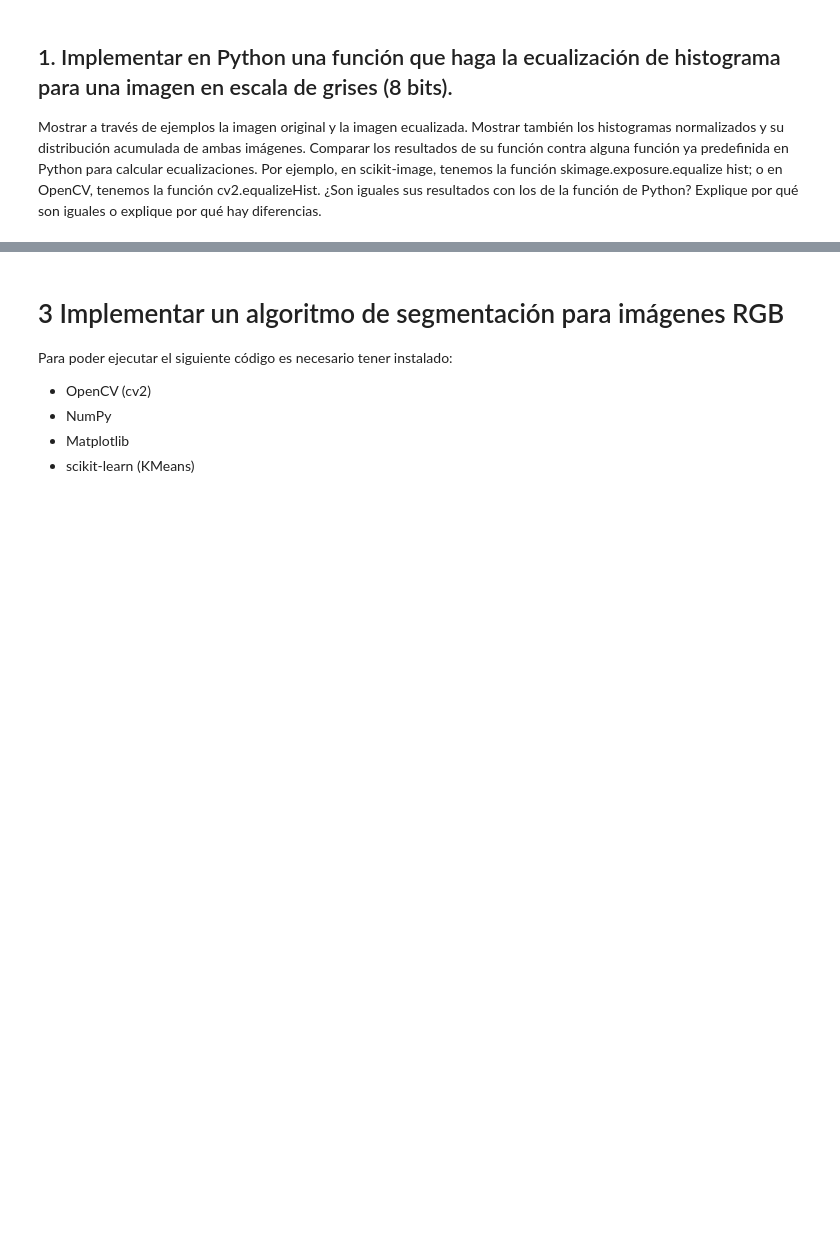
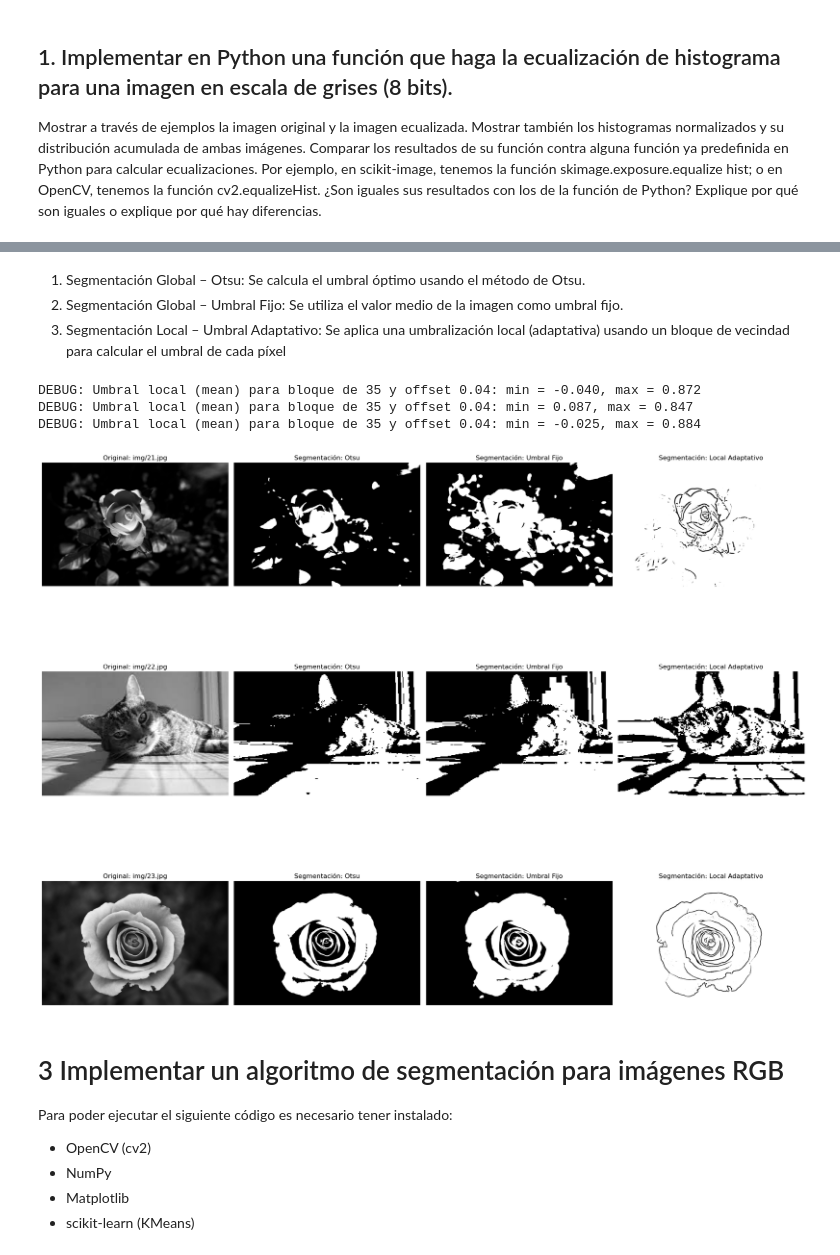
Before and after one commit to Diego2250/CV-LAB1, a Jupyter notebook: lab1.ipynb, the cells around one changed output, grey strips where cells are left out. Cells and saved outputs as stored; diff of their text form; code cells hidden in the pictures; blank space fills up the shorter version.

```diff
--- a/lab1.ipynb
+++ b/lab1.ipynb
@@ -86,0 +131,4 @@ cdf = hist.cumsum()
+# %% [markdown]
+1. Segmentación Global – Otsu: Se calcula el umbral óptimo usando el método de Otsu.
+2. Segmentación Global – Umbral Fijo: Se utiliza el valor medio de la imagen como umbral fijo.
+3. Segmentación Local – Umbral Adaptativo: Se aplica una umbralización local (adaptativa) usando un bloque de vecindad para calcular el umbral de cada píxel
@@ -86,0 +141,6 @@ cdf = hist.cumsum()
+# %%
+def segmentacion_umbral_fijo(image):
+    """Segmentación binaria usando un umbral fijo (valor medio de la imagen)."""
+    thresh = image.mean()
+    binary = image > thresh
+    return binary
@@ -87,3 +167,57 @@ cdf = hist.cumsum()
+# %%
+# Cargar imágenes de ejemplo
+rutas_imagenes = [
+    "img/21.jpg",
+    "img/22.jpg",
+    "img/23.jpg",
+]
+# %%
+# Cargar cada imagen y almacenarlas en una lista junto con un identificador (en este caso, la ruta)
+imagenes = []
+for ruta in rutas_imagenes:
+    # Leer la imagen en escala de grises
+    img = io.imread(ruta, as_gray=True)
+    imagenes.append((ruta, img))
+# %%
+num_imagenes = len(imagenes)
+fig, axes = plt.subplots(nrows=num_imagenes, ncols=4, figsize=(20, 6 * num_imagenes))
+
+for idx, (nombre, img) in enumerate(imagenes):
+    # Convertir la imagen a float (útil para los cálculos)
+    img_float = img_as_float(img)
+
+    # Aplicar los algoritmos de segmentación
+    binary_otsu  = segmentacion_otsu(img_float)
+    binary_fixed = segmentacion_umbral_fijo(img_float)
+    # Puedes experimentar con diferentes métodos y offsets:
+    binary_local = segmentacion_local(img_float, block_size=35, offset=0.04, method='mean')
+
+    # Mostrar la imagen original y las segmentaciones en la misma fila
+    ax = axes[idx]
+
+    ax[0].imshow(img, cmap='gray')
+    ax[0].set_title(f"Original: {nombre}")
+    ax[0].axis("off")
+
+    ax[1].imshow(binary_otsu, cmap='gray')
+    ax[1].set_title("Segmentación: Otsu")
+    ax[1].axis("off")
+
+    ax[2].imshow(binary_fixed, cmap='gray')
+    ax[2].set_title("Segmentación: Umbral Fijo")
+    ax[2].axis("off")
+
+    ax[3].imshow(binary_local, cmap='gray')
+    ax[3].set_title("Segmentación: Local Adaptativo")
+    ax[3].axis("off")
+
+plt.tight_layout()
+plt.show()
+# %% [output]
+DEBUG: Umbral local (mean) para bloque de 35 y offset 0.04: min = -0.040, max = 0.872
+DEBUG: Umbral local (mean) para bloque de 35 y offset 0.04: min = 0.087, max = 0.847
+DEBUG: Umbral local (mean) para bloque de 35 y offset 0.04: min = -0.025, max = 0.884
+[figure, added]
 # %% [markdown]
 # 3 Implementar un algoritmo de segmentación para imágenes RGB
 Para poder ejecutar el siguiente código es necesario tener instalado:
```
Also changed, not shown: parts of 16 cells of this notebook, 3 other files.
